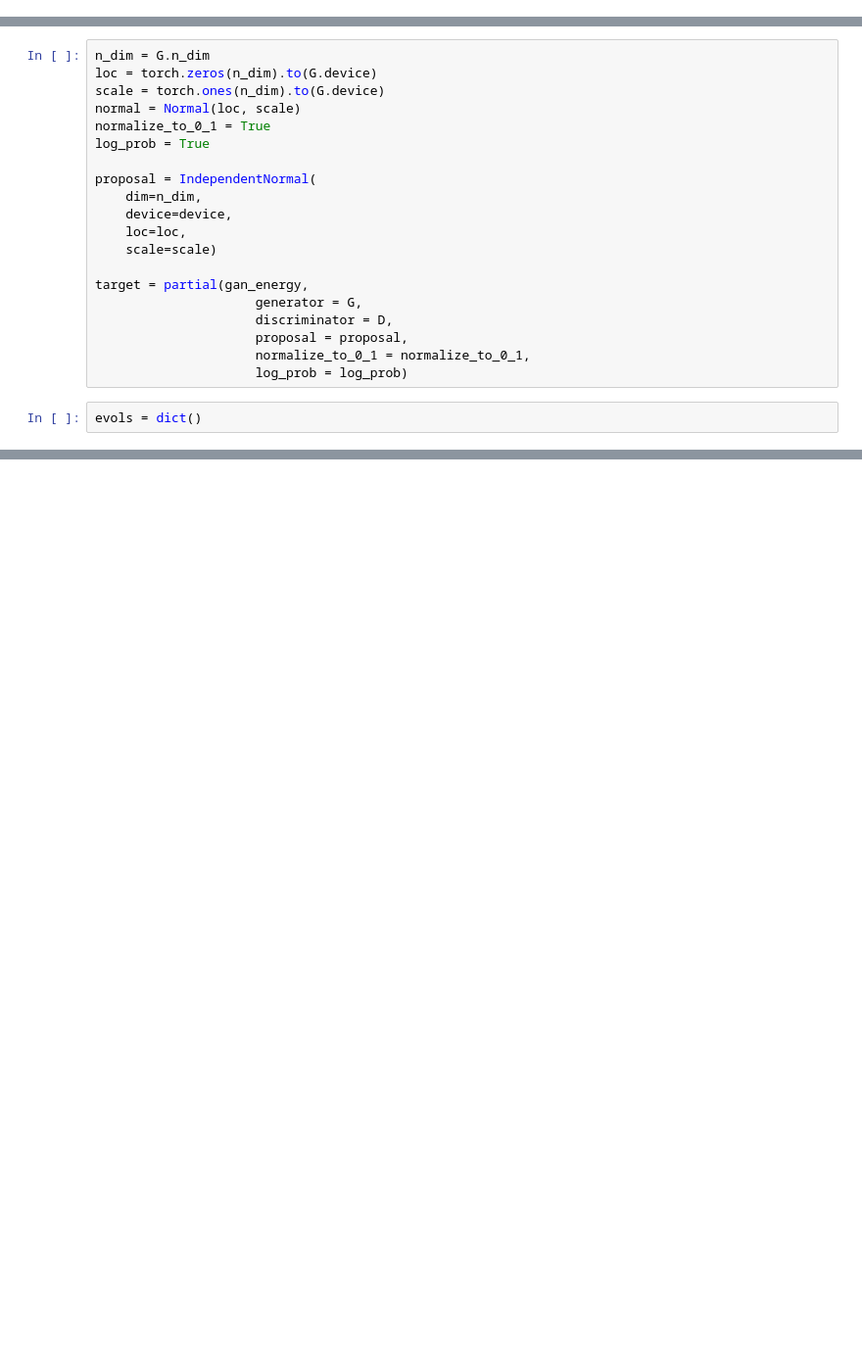
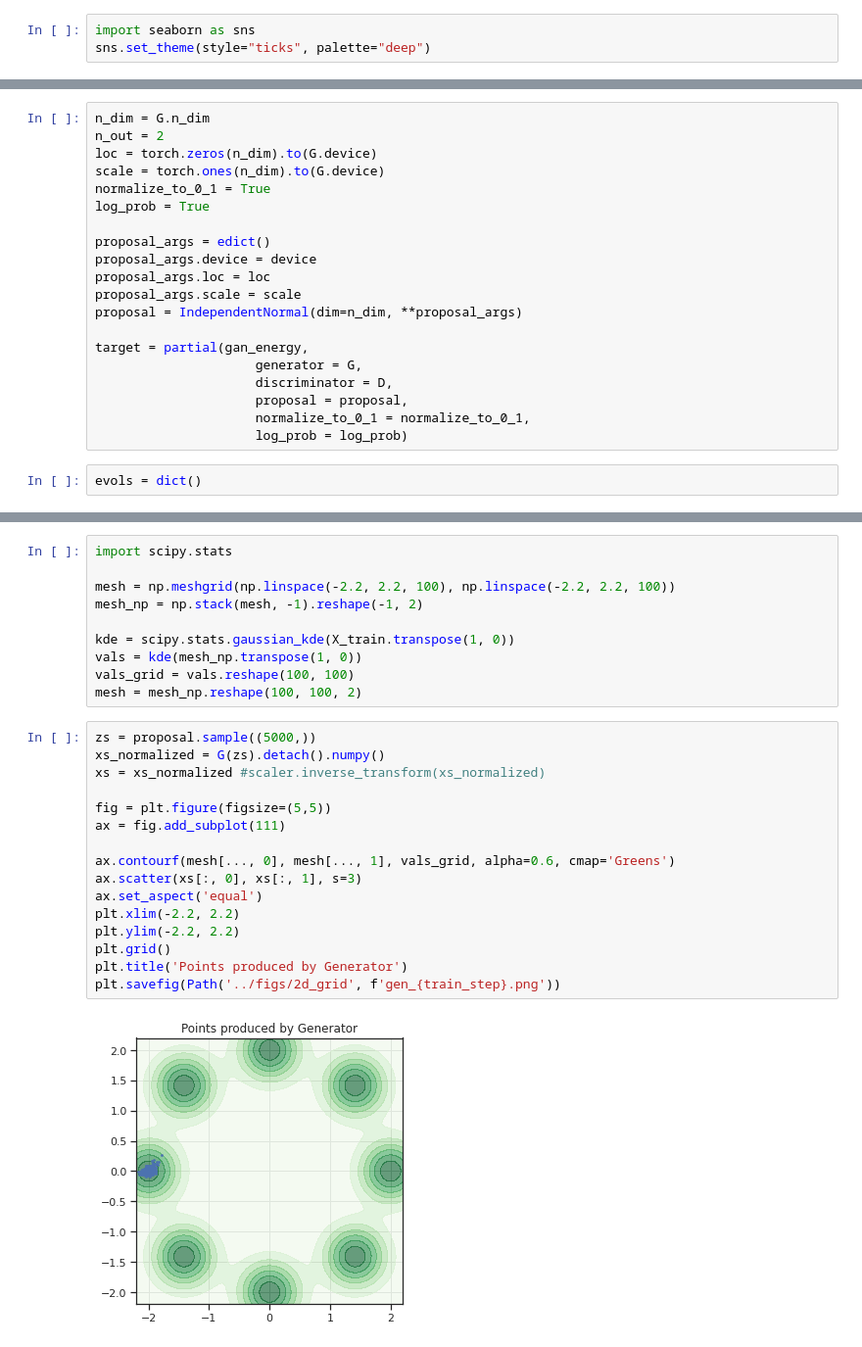
Before and after one commit to premolab/gans_sampling, a Jupyter notebook: notebooks/2d_ring_ula.ipynb, the cells around one changed output, grey strips where cells are left out. Shown at 98% size. Saved outputs shown, nothing was run; the diff lists cells and outputs as text; blank space fills up the shorter version.

```diff
--- a/notebooks/2d_ring_ula.ipynb
+++ b/notebooks/2d_ring_ula.ipynb
@@ -47,3 +135,6 @@ from iterative_sir.sampling_utils.metrics import Evolution
+# %%
+import seaborn as sns
+sns.set_theme(style="ticks", palette="deep")
 # %%
 from pathlib import Path
 
@@ -78,16 +230,16 @@ D.load_state_dict(torch.load(disc_path, map_location=device))
 # %%
 n_dim = G.n_dim
+n_out = 2
 loc = torch.zeros(n_dim).to(G.device)
 scale = torch.ones(n_dim).to(G.device)
-normal = Normal(loc, scale)
 normalize_to_0_1 = True
 log_prob = True
 
-proposal = IndependentNormal(
-    dim=n_dim,
-    device=device,
-    loc=loc,
-    scale=scale)
+proposal_args = edict()
+proposal_args.device = device
+proposal_args.loc = loc
+proposal_args.scale = scale
+proposal = IndependentNormal(dim=n_dim, **proposal_args)
 
 target = partial(gan_energy,
                      generator = G,
@@ -137,0 +298,28 @@ evols['ULA'] = evol
+# %%
+import scipy.stats
+
+mesh = np.meshgrid(np.linspace(-2.2, 2.2, 100), np.linspace(-2.2, 2.2, 100))
+mesh_np = np.stack(mesh, -1).reshape(-1, 2)
+
+kde = scipy.stats.gaussian_kde(X_train.transpose(1, 0))
+vals = kde(mesh_np.transpose(1, 0))
+vals_grid = vals.reshape(100, 100)
+mesh = mesh_np.reshape(100, 100, 2)
+# %%
+zs = proposal.sample((5000,))
+xs_normalized = G(zs).detach().numpy()
+xs = xs_normalized #scaler.inverse_transform(xs_normalized)
+
+fig = plt.figure(figsize=(5,5))
+ax = fig.add_subplot(111)
+
+ax.contourf(mesh[..., 0], mesh[..., 1], vals_grid, alpha=0.6, cmap='Greens')
+ax.scatter(xs[:, 0], xs[:, 1], s=3)
+ax.set_aspect('equal')
+plt.xlim(-2.2, 2.2)
+plt.ylim(-2.2, 2.2)
+plt.grid()
+plt.title('Points produced by Generator')
+plt.savefig(Path('../figs/2d_grid', f'gen_{train_step}.png'))
+# %% [output]
+[figure, added]
```
Also changed, not shown: parts of 20 cells of this notebook, 15 other files.
